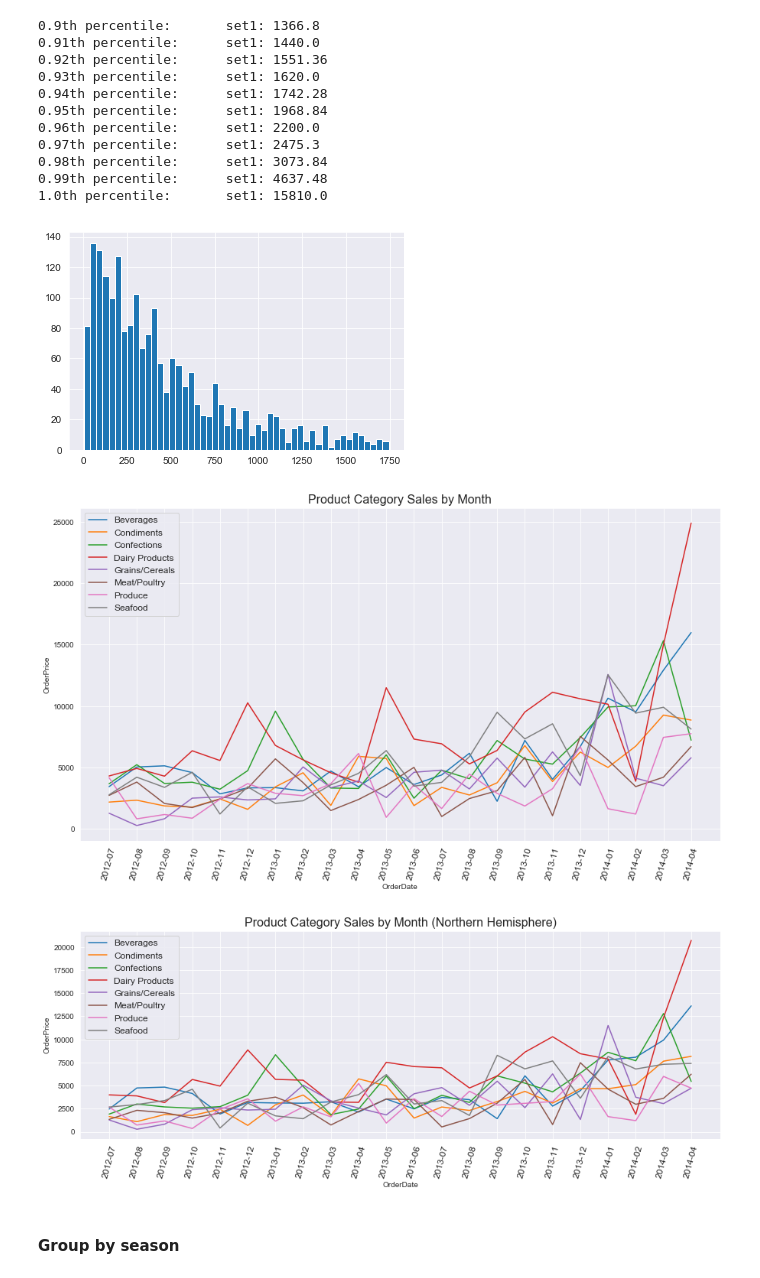
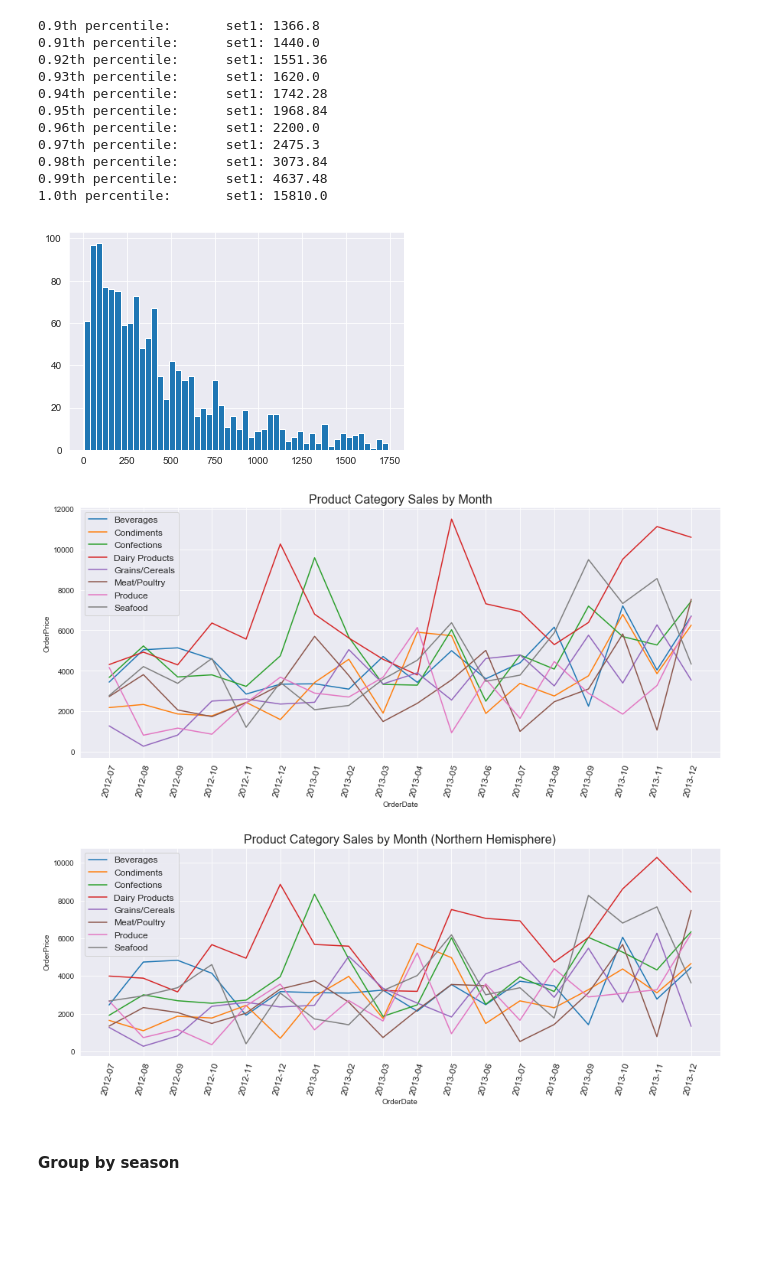
Before and after one commit to magnawhale/dsc-mod-3-project-online-ds-ft-051319, a Jupyter notebook: question_04.ipynb, the cells around one changed output. Saved outputs shown, nothing was run; the diff lists cells and outputs as text; code cells hidden in the pictures; blank space fills up the shorter version.

```diff
--- a/question_04.ipynb
+++ b/question_04.ipynb
@@ -227,26 +221,28 @@ df1.OrderDate = df1.OrderDate.map(lambda x: x[:-3])
 df1 = df1.loc[df1.OrderPrice < 1750]
 
 # Remove final month, which only recorded 6 days
-df1 = df1.loc[df1['OrderDate'] < '2014-05']
+# Also remove April 2014, since it would be only month in Spring 2014
+# Also remove all of 2014, since it seems that sales universally spiked for all categories (outlier)
+df1 = df1.loc[df1['OrderDate'] < '2014-01']
 # %%
 # Look at the distribution of prices, just in case
 plt.hist(df1.OrderPrice, bins=50);
 # %% [output]
-[figure, old version]
+[figure, new version]
 # %%
 df2 = pd.DataFrame(df1.groupby(['OrderDate', 'CategoryName'], as_index=False).sum()
                    .sort_values(['CategoryName','OrderDate']).reset_index(drop=True))
 df2.head()
 
 # Plot trends
-plt.figure(figsize=(15,8))
+plt.figure(figsize=(15,6))
 plt.title('Product Category Sales by Month', fontsize=16)
 for i in list(df2.CategoryName.unique()):
     sns.lineplot(x='OrderDate', y='OrderPrice', data=df2.loc[df2.CategoryName == i], label=i)
 plt.legend(fontsize=12)
 plt.xticks(rotation=75, fontsize=12);
 # %% [output]
-[figure, old version]
+[figure, new version]
 # %%
 # Splitting data by Latitudinal climate regions
 north_df = df1.loc[~df1.CustomerCountry.isin(['Mexico','Venezuela','Brazil','Argentina'])].reset_index(drop=True)
@@ -266,7 +262,7 @@ for i in list(north_df2.CategoryName.unique()):
 plt.legend(fontsize=12)
 plt.xticks(rotation=75, fontsize=12);
 # %% [output]
-[figure, old version]
+[figure, new version]
 # %% [markdown]
 #### Group by season
 # %%
```
Also changed, not shown: parts of 10 cells of this notebook, 3 other files.
